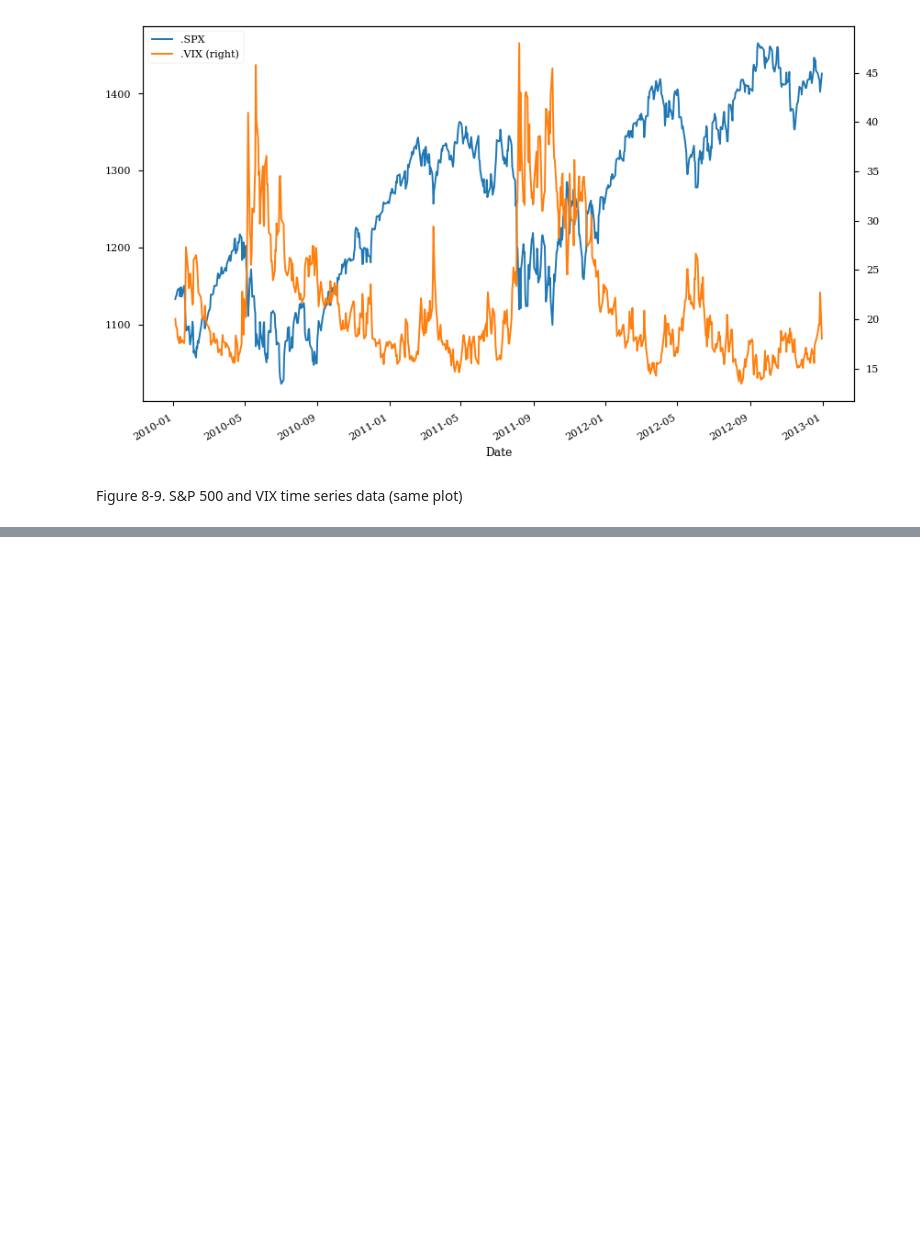
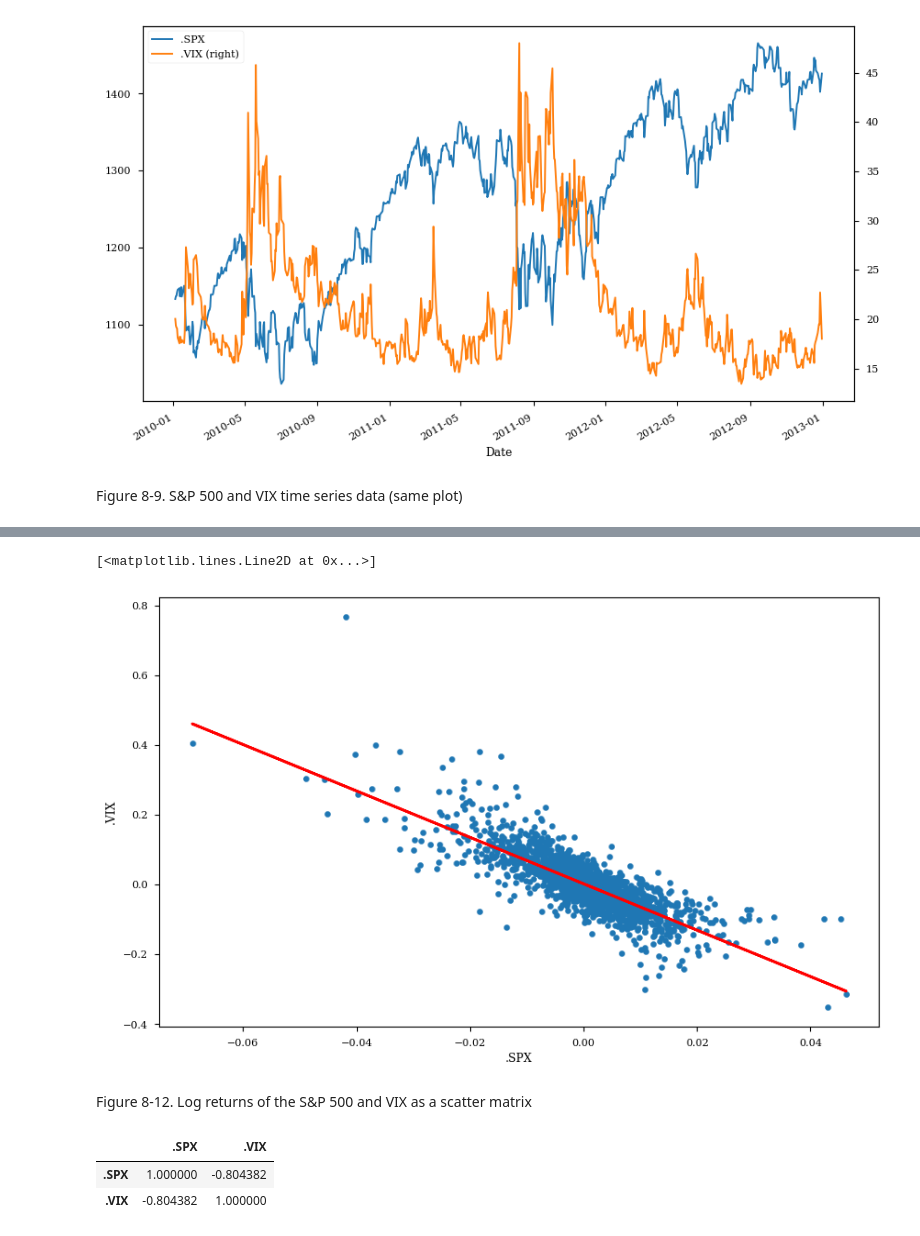
Before and after one commit to Youngsoo1024/Python_Finance, a Jupyter notebook: Chap8/ch8_test.ipynb, the cells around one changed output, grey strips where cells are left out. Drawn from its saved outputs; the diff is of its cells as text; code cells hidden in the pictures; blank space fills up the shorter version.

```diff
--- a/Chap8/ch8_test.ipynb
+++ b/Chap8/ch8_test.ipynb
@@ -363,0 +398,20 @@ Figure 8-9. S&P 500 and VIX time series data (same plot)
+# %%
+reg = np.polyfit(rets['.SPX'],rets['.VIX'], deg=1)
+# this implements a. linear OLS regression
+# %%
+# this plots the log returns as a scaatter plot
+ax = rets.plot(kind='scatter', x='.SPX', y='.VIX', figsize=(10,6))
+# --to which the linear regression line is added..
+ax.plot(rets['.SPX'], np.polyval(reg, rets['.SPX']), 'r', lw=2)
+# %% [output]
+[<matplotlib.lines.Line2D at 0x...>]
+[figure, added]
+# %% [markdown]
+Figure 8-12. Log returns of the S&P 500 and VIX as a scatter matrix
+# %%
+rets.corr()
+# The correlation matrix for the whole DATAFrame
+# %% [output]
+|  | .SPX | .VIX |
+| .SPX | 1.000000 | -0.804382 |
+| .VIX | -0.804382 | 1.000000 |
```
Also changed, not shown: parts of 14 cells of this notebook, 4 other files.
